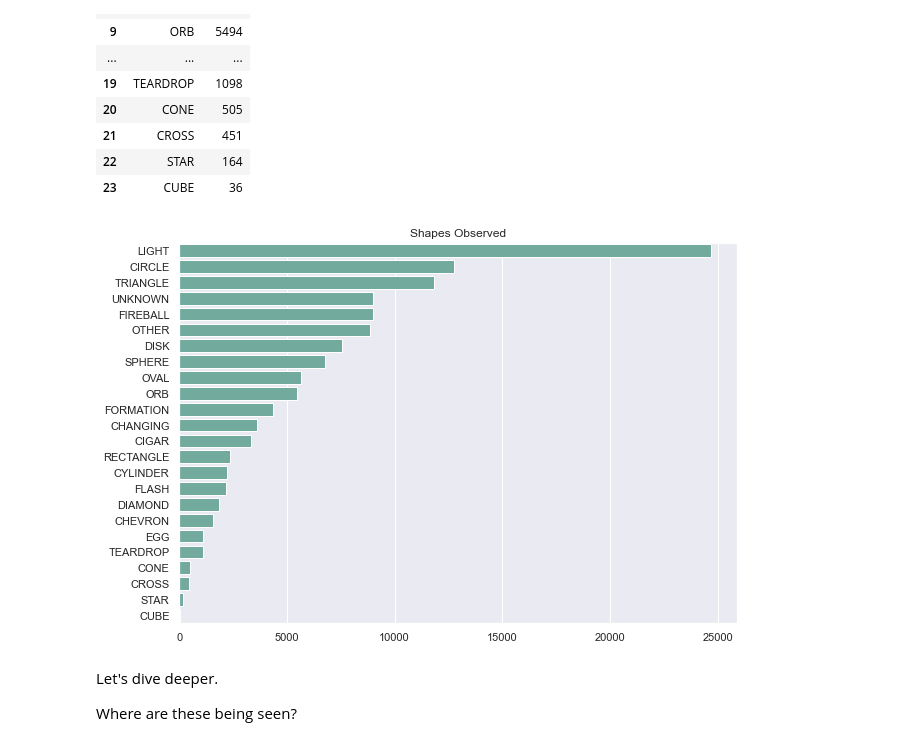
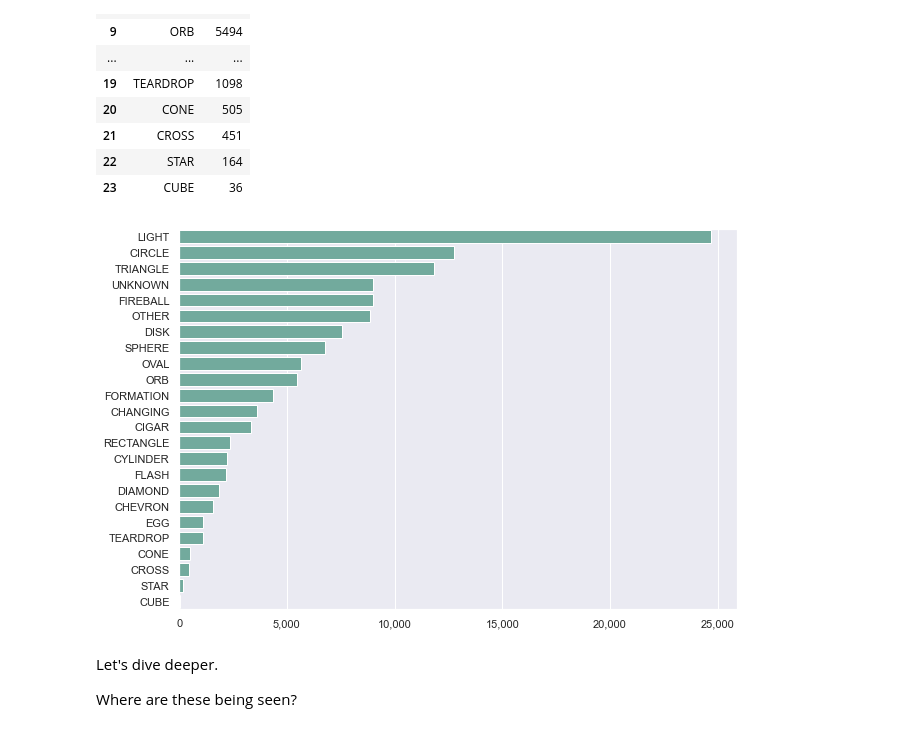
Before and after one commit to t-white-21/ufo-exploration, a Jupyter notebook: notebooks/ufo_shapes.ipynb, the cells around one changed output. Saved outputs shown, nothing was run; the diff lists cells and outputs as text; code cells hidden in the pictures.

```diff
--- a/notebooks/ufo_shapes.ipynb
+++ b/notebooks/ufo_shapes.ipynb
@@ -41,26 +42,27 @@ shape_counts
 # %%
 sns.set(style="darkgrid")
 
 # Set the figure size
 plt.figure(figsize=(10, 7))
 
 # plot a bar chart
 ax = sns.barplot(
     x="count",
     y='shape',
     data=shape_counts,
 #   estimator=sum,
     ci=None,
     color='#69b3a2');
-plt.title('Shapes Observed')
+#plt.title('Shapes Observed')
 #plt.xlabel('Total Number of Sightings')
 #plt.ylabel('Total Number of Sightings')
 ax.set(xlabel=None)
 ax.set(ylabel=None);
+ax.get_xaxis().set_major_formatter(mpl.ticker.StrMethodFormatter('{x:,.0f}'))
 
-plt.savefig('Shapes Observed')
+plt.savefig('Shapes Observed', dpi=300)
 # %% [output]
-[figure, old version]
+[figure, new version]
 # %% [markdown]
 Let's dive deeper.
 
```
Also changed, not shown: parts of 1 cell of this notebook, 43 other files.
